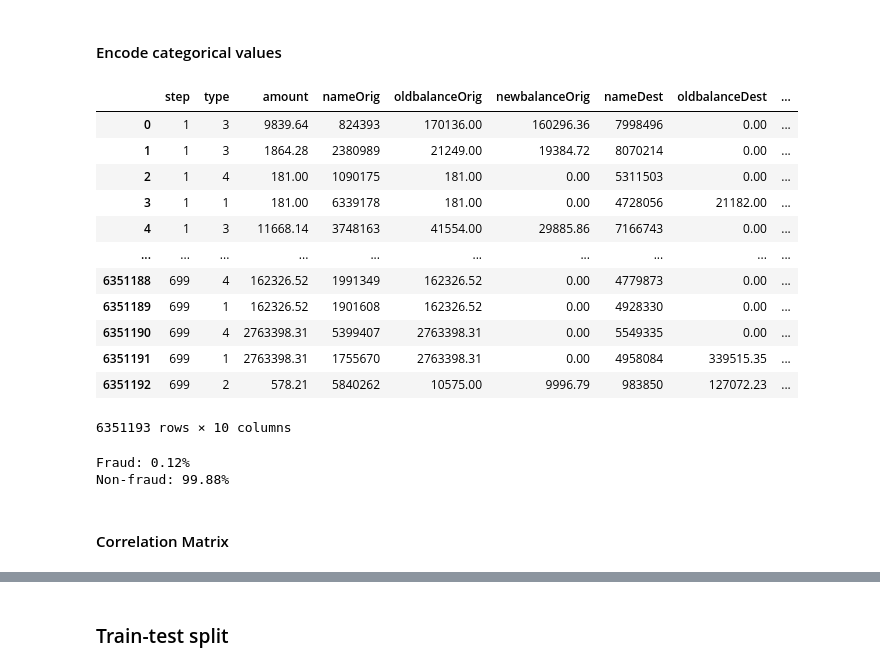
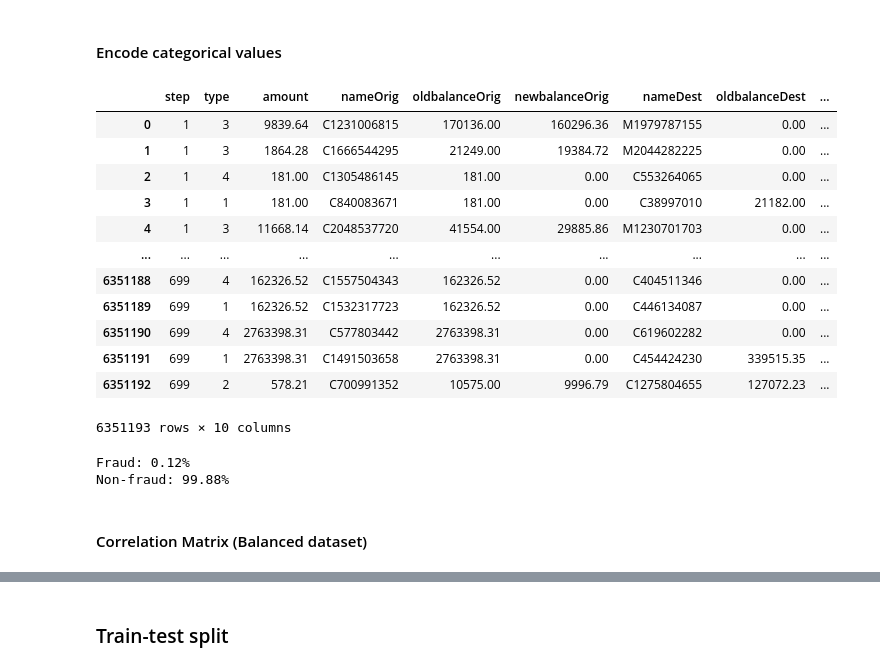
Before and after one commit to GabrielSandoval/plentina, a Jupyter notebook: notebooks/Train.ipynb, the cells around one changed output, grey strips where cells are left out. Cells and saved outputs as stored; diff of their text form; code cells hidden in the pictures.

```diff
--- a/notebooks/Train.ipynb
+++ b/notebooks/Train.ipynb
@@ -26,36 +31,26 @@ transactions.head()
 # %% [markdown]
 #### Encode categorical values
 # %%
-origNames = np.array(transactions["nameOrig"].unique())
-destNames = np.array(transactions["nameDest"].unique())
-account_names = np.unique(np.concatenate((origNames, destNames)))
-account_encoder = LabelEncoder()
-account_encoder.fit(account_names)
-account_encoder.classes_ = np.append(account_encoder.classes_, "<unknown>")
-
 type_encoder = LabelEncoder()
 type_names = transactions["type"].unique()
 type_encoder.fit(type_names)
 type_encoder.classes_ = np.append(type_encoder.classes_, "<unknown>")
-
-transactions["nameOrig"] = account_encoder.transform(transactions["nameOrig"])
-transactions["nameDest"] = account_encoder.transform(transactions["nameDest"])
 transactions["type"]     = type_encoder.transform(transactions["type"])
 
 transactions
 # %% [output]
 |  | step | type | amount | nameOrig | oldbalanceOrig | newbalanceOrig | nameDest | oldbalanceDest | ... |
-| 0 | 1 | 3 | 9839.64 | 824393 | 170136.00 | 160296.36 | 7998496 | 0.00 | ... |
-| 1 | 1 | 3 | 1864.28 | 2380989 | 21249.00 | 19384.72 | 8070214 | 0.00 | ... |
-| 2 | 1 | 4 | 181.00 | 1090175 | 181.00 | 0.00 | 5311503 | 0.00 | ... |
-| 3 | 1 | 1 | 181.00 | 6339178 | 181.00 | 0.00 | 4728056 | 21182.00 | ... |
-| 4 | 1 | 3 | 11668.14 | 3748163 | 41554.00 | 29885.86 | 7166743 | 0.00 | ... |
+| 0 | 1 | 3 | 9839.64 | C1231006815 | 170136.00 | 160296.36 | M1979787155 | 0.00 | ... |
+| 1 | 1 | 3 | 1864.28 | C1666544295 | 21249.00 | 19384.72 | M2044282225 | 0.00 | ... |
+| 2 | 1 | 4 | 181.00 | C1305486145 | 181.00 | 0.00 | C553264065 | 0.00 | ... |
+| 3 | 1 | 1 | 181.00 | C840083671 | 181.00 | 0.00 | C38997010 | 21182.00 | ... |
+| 4 | 1 | 3 | 11668.14 | C2048537720 | 41554.00 | 29885.86 | M1230701703 | 0.00 | ... |
 | ... | ... | ... | ... | ... | ... | ... | ... | ... | ... |
-| 6351188 | 699 | 4 | 162326.52 | 1991349 | 162326.52 | 0.00 | 4779873 | 0.00 | ... |
-| 6351189 | 699 | 1 | 162326.52 | 1901608 | 162326.52 | 0.00 | 4928330 | 0.00 | ... |
-| 6351190 | 699 | 4 | 2763398.31 | 5399407 | 2763398.31 | 0.00 | 5549335 | 0.00 | ... |
-| 6351191 | 699 | 1 | 2763398.31 | 1755670 | 2763398.31 | 0.00 | 4958084 | 339515.35 | ... |
-| 6351192 | 699 | 2 | 578.21 | 5840262 | 10575.00 | 9996.79 | 983850 | 127072.23 | ... |
+| 6351188 | 699 | 4 | 162326.52 | C1557504343 | 162326.52 | 0.00 | C404511346 | 0.00 | ... |
+| 6351189 | 699 | 1 | 162326.52 | C1532317723 | 162326.52 | 0.00 | C446134087 | 0.00 | ... |
+| 6351190 | 699 | 4 | 2763398.31 | C577803442 | 2763398.31 | 0.00 | C619602282 | 0.00 | ... |
+| 6351191 | 699 | 1 | 2763398.31 | C1491503658 | 2763398.31 | 0.00 | C454424230 | 339515.35 | ... |
+| 6351192 | 699 | 2 | 578.21 | C700991352 | 10575.00 | 9996.79 | C1275804655 | 127072.23 | ... |
 6351193 rows × 10 columns
 # %%
 print("Fraud: {:.2f}%".format(len(transactions[transactions["isFraud"] == 1])/len(transactions)*100))
@@ -64,4 +59,4 @@ print("Non-fraud: {:.2f}%".format(len(transactions[transactions["isFraud"] == 0]
 Fraud: 0.12%
 Non-fraud: 99.88%
 # %% [markdown]
-#### Correlation Matrix
+#### Correlation Matrix (Balanced dataset)
```
Also changed, not shown: parts of 20 cells of this notebook, 6 other files.
